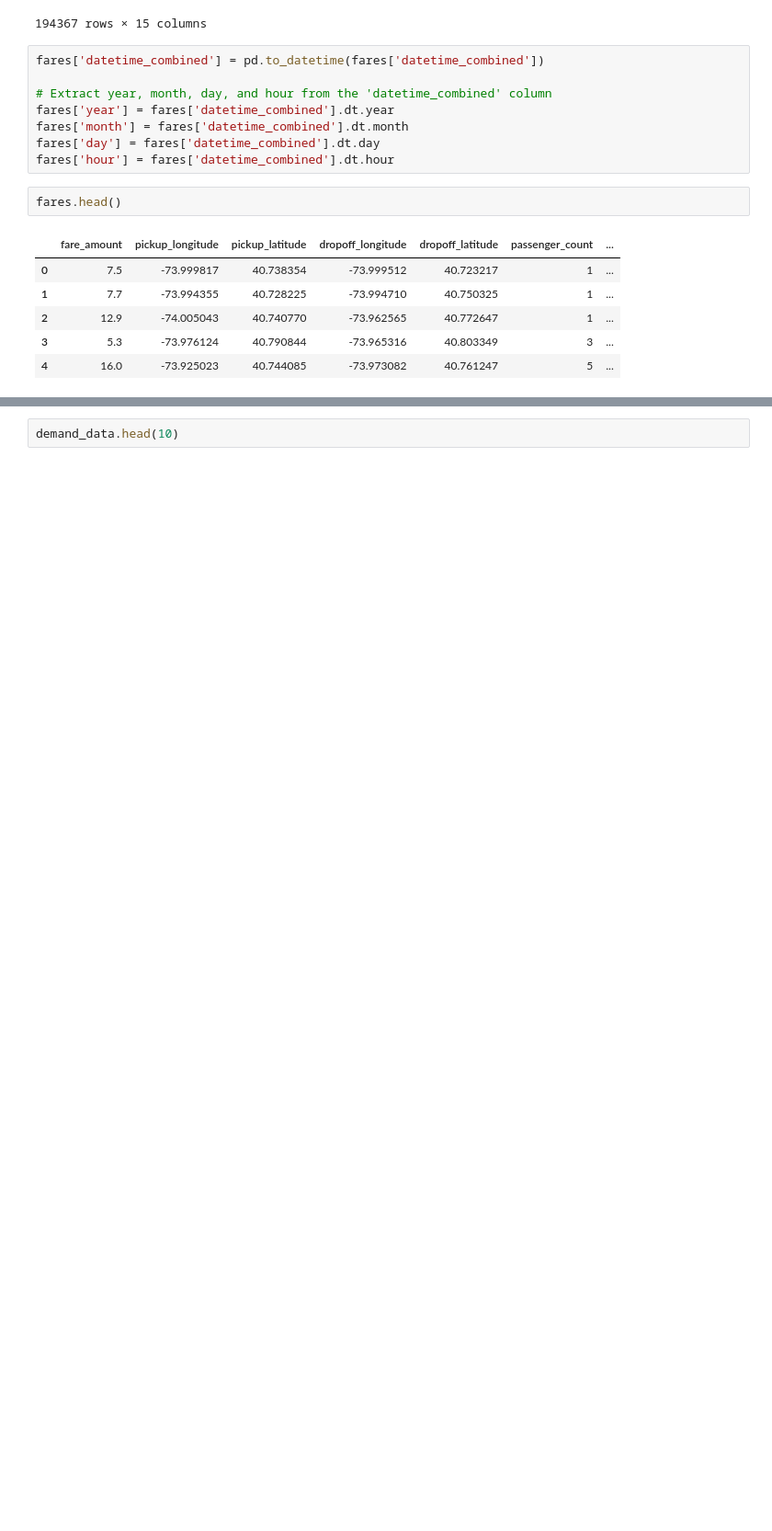
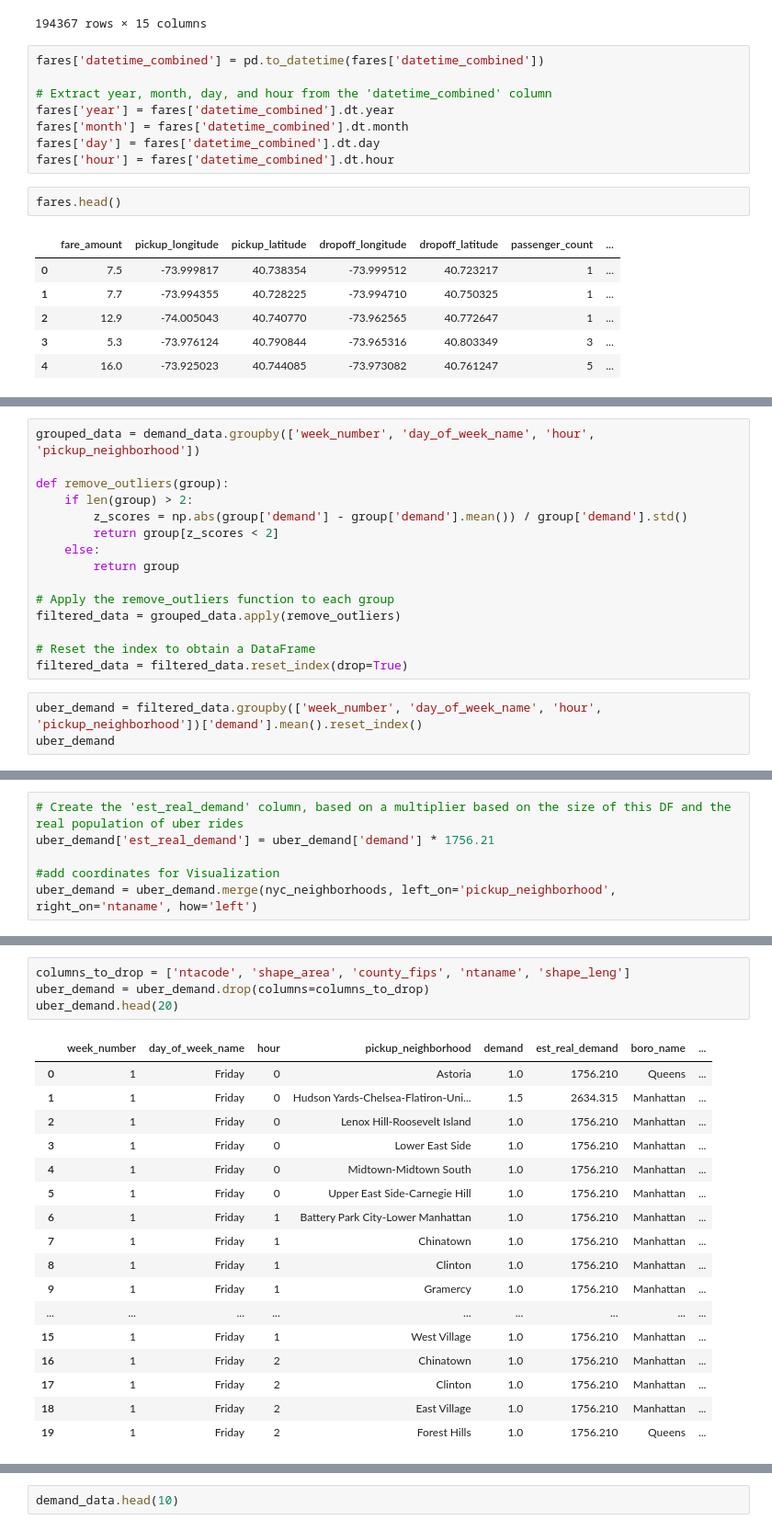
Before and after one commit to rodrigogtz99/Uber_Demand, a Jupyter notebook: data_exploration.ipynb, the cells around one changed output, grey strips where cells are left out. Shown at 92% size. Drawn from its saved outputs; the diff is of its cells as text; blank space fills up the shorter version.

```diff
--- a/data_exploration.ipynb
+++ b/data_exploration.ipynb
@@ -1081,0 +885,18 @@ demand_by_hour_neighborhood
+# %%
+grouped_data = demand_data.groupby(['week_number', 'day_of_week_name', 'hour', 'pickup_neighborhood'])
+
+def remove_outliers(group):
+    if len(group) > 2:
+        z_scores = np.abs(group['demand'] - group['demand'].mean()) / group['demand'].std()
+        return group[z_scores < 2]
+    else:
+        return group
+
+# Apply the remove_outliers function to each group
+filtered_data = grouped_data.apply(remove_outliers)
+
+# Reset the index to obtain a DataFrame
+filtered_data = filtered_data.reset_index(drop=True)
+# %%
+uber_demand = filtered_data.groupby(['week_number', 'day_of_week_name', 'hour', 'pickup_neighborhood'])['demand'].mean().reset_index()
+uber_demand
@@ -1081,0 +1153,6 @@ demand_by_hour_neighborhood
+# %%
+# Create the 'est_real_demand' column, based on a multiplier based on the size of this DF and the real population of uber rides
+uber_demand['est_real_demand'] = uber_demand['demand'] * 1756.21
+
+#add coordinates for Visualization
+uber_demand = uber_demand.merge(nyc_neighborhoods, left_on='pickup_neighborhood', right_on='ntaname', how='left')
@@ -1081,0 +1175,22 @@ demand_by_hour_neighborhood
+# %%
+columns_to_drop = ['ntacode', 'shape_area', 'county_fips', 'ntaname', 'shape_leng']
+uber_demand = uber_demand.drop(columns=columns_to_drop)
+uber_demand.head(20)
+# %% [output]
+|  | week_number | day_of_week_name | hour | pickup_neighborhood | demand | est_real_demand | boro_name | ... |
+| 0 | 1 | Friday | 0 | Astoria | 1.0 | 1756.210 | Queens | ... |
+| 1 | 1 | Friday | 0 | Hudson Yards-Chelsea-Flatiron-Uni... | 1.5 | 2634.315 | Manhattan | ... |
+| 2 | 1 | Friday | 0 | Lenox Hill-Roosevelt Island | 1.0 | 1756.210 | Manhattan | ... |
+| 3 | 1 | Friday | 0 | Lower East Side | 1.0 | 1756.210 | Manhattan | ... |
+| 4 | 1 | Friday | 0 | Midtown-Midtown South | 1.0 | 1756.210 | Manhattan | ... |
+| 5 | 1 | Friday | 0 | Upper East Side-Carnegie Hill | 1.0 | 1756.210 | Manhattan | ... |
+| 6 | 1 | Friday | 1 | Battery Park City-Lower Manhattan | 1.0 | 1756.210 | Manhattan | ... |
+| 7 | 1 | Friday | 1 | Chinatown | 1.0 | 1756.210 | Manhattan | ... |
+| 8 | 1 | Friday | 1 | Clinton | 1.0 | 1756.210 | Manhattan | ... |
+| 9 | 1 | Friday | 1 | Gramercy | 1.0 | 1756.210 | Manhattan | ... |
+| ... | ... | ... | ... | ... | ... | ... | ... | ... |
+| 15 | 1 | Friday | 1 | West Village | 1.0 | 1756.210 | Manhattan | ... |
+| 16 | 1 | Friday | 2 | Chinatown | 1.0 | 1756.210 | Manhattan | ... |
+| 17 | 1 | Friday | 2 | Clinton | 1.0 | 1756.210 | Manhattan | ... |
+| 18 | 1 | Friday | 2 | East Village | 1.0 | 1756.210 | Manhattan | ... |
+| 19 | 1 | Friday | 2 | Forest Hills | 1.0 | 1756.210 | Queens | ... |
```
Also changed, not shown: parts of 114 cells of this notebook.
